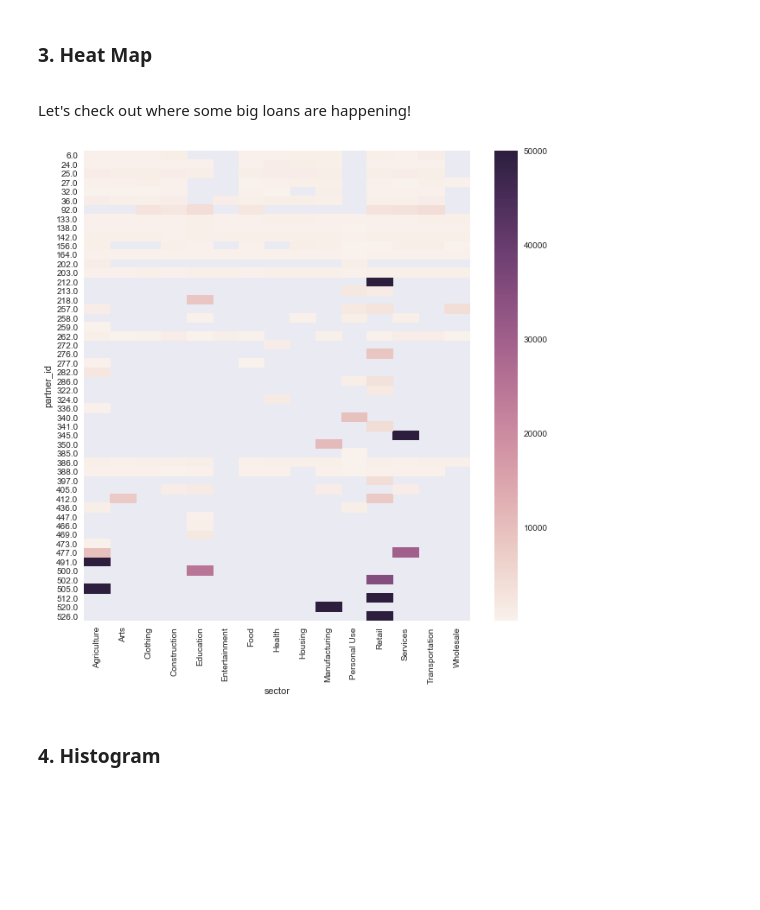
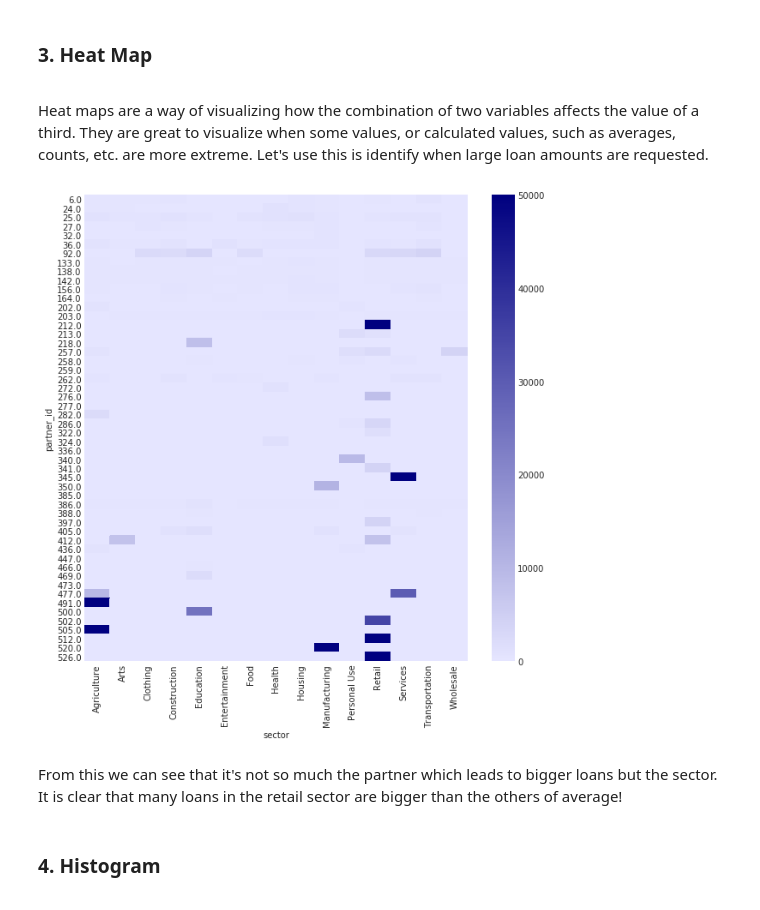
Before and after one commit to DeltaAnalytics/machine_learning_for_good, a Jupyter notebook: module_1_descriptive_statistics/1_3_exploratory_data_analysis.ipynb, the cells around one changed output. Drawn from its saved outputs; the diff is of its cells as text; code cells hidden in the pictures; blank space fills up the shorter version.

```diff
--- a/module_1_descriptive_statistics/1_3_exploratory_data_analysis.ipynb
+++ b/module_1_descriptive_statistics/1_3_exploratory_data_analysis.ipynb
@@ -101,18 +143,22 @@ Furthermore, and quite important, we notice loan amount and terms.loan_amount lo
 # %% [markdown]
 ### 3. Heat Map
 <a id='heatmap'></a>
-# %% [markdown]
-Let's check out where some big loans are happening!
+# %% [markdown]
+Heat maps are a way of visualizing how the combination of two variables affects the value of a third. They are great to visualize when some values, or calculated values, such as averages, counts, etc. are more extreme. Let's use this is identify when large loan amounts are requested.
 # %%
 ## Let's total up means by partner and sector
 partner_sector_means = df.groupby(["partner_id", "sector"]).mean().reset_index()
 partner_sector_means = partner_sector_means[["partner_id", "sector", "loan_amount"]].pivot("partner_id", "sector", "loan_amount")
 
-## Make the plot larger
+## Set the color range to be friendlier by usig reset seabron color palette
+my_cmap = sns.light_palette("Navy", as_cmap=True)
+## Make the plt bigger
 fig, ax = plt.subplots(figsize=(10,10))
-ax = sns.heatmap(partner_sector_means)
+ax = sns.heatmap(partner_sector_means.fillna(0),cmap=my_cmap)
 # %% [output]
-[figure, old version]
+[figure, new version]
+# %% [markdown]
+From this we can see that it's not so much the partner which leads to bigger loans but the sector. It is clear that many loans in the retail sector are bigger than the others of average!
 # %% [markdown]
 ### 4. Histogram
 <a id='histogram'></a>
```
Also changed, not shown: parts of 34 cells of this notebook.
